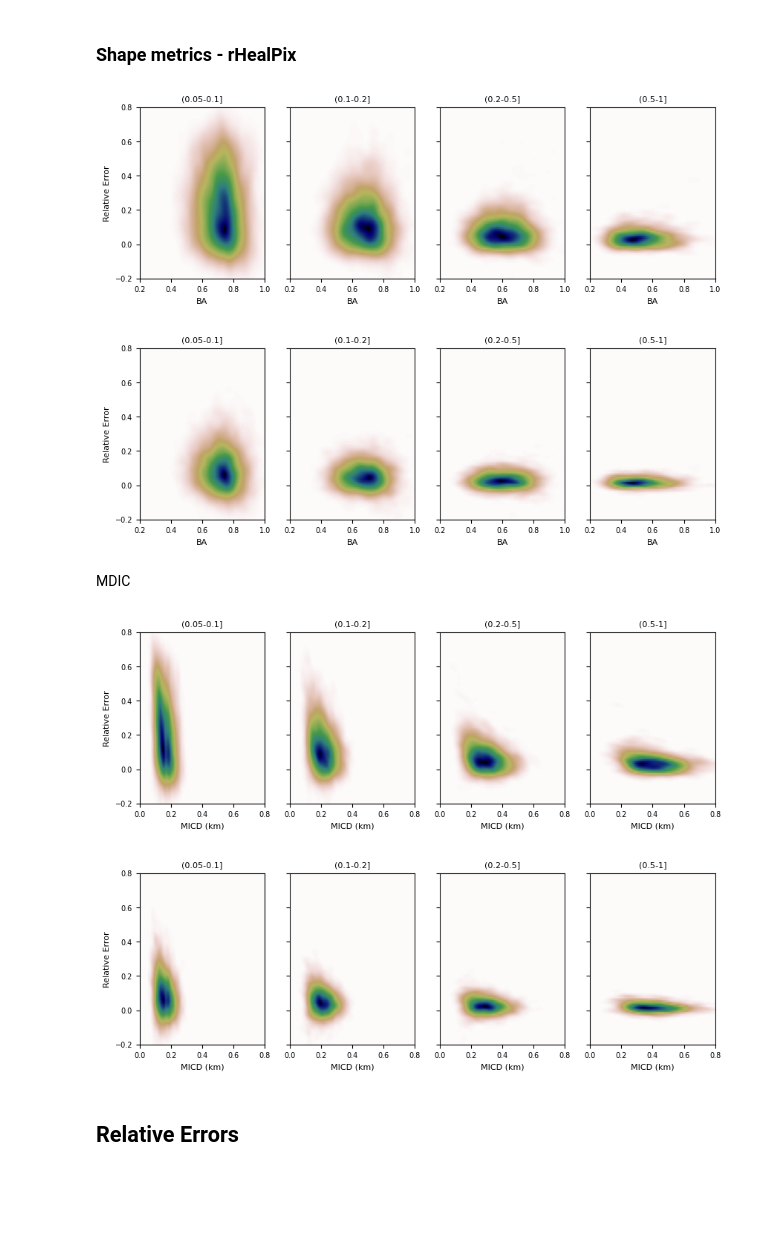
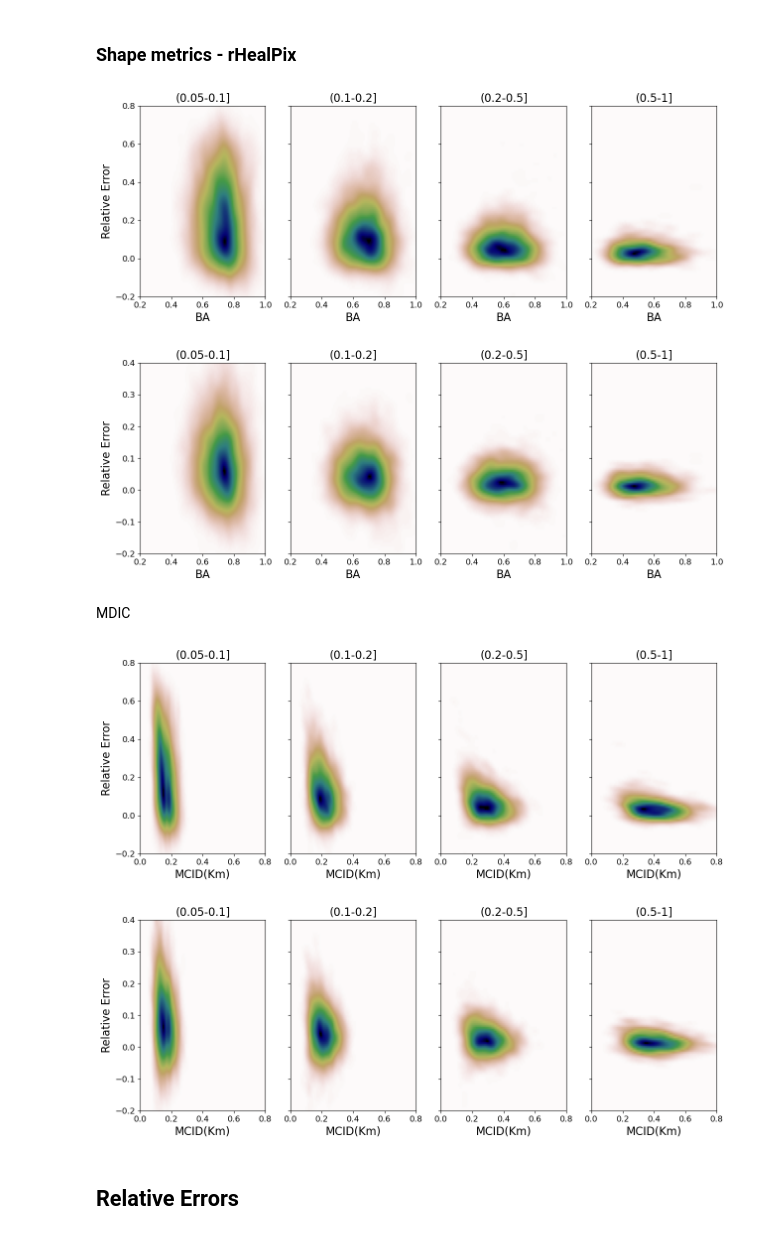
Before and after one commit to luizgabrielsilva/amazonia_dggs_accuracy_experiments, a Jupyter notebook: notebooks/experiment.ipynb, the cells around one changed output. Cells and saved outputs as stored; diff of their text form; code cells hidden in the pictures; blank space fills up the shorter version.

```diff
--- a/notebooks/experiment.ipynb
+++ b/notebooks/experiment.ipynb
@@ -296,7 +297,7 @@ rel_error_f2h2_ivea7h, shape_metric_f2h2_ivea7h, n_f2h2_ivea7h = analysis.get_re
     shape_metric_name=shape_metric_name,
 )
 # %%
-fig, ax = plt.subplots(ncols=4, figsize=(10, 3), sharey=True)
+fig, ax = plt.subplots(ncols=4, figsize=(15, 5), sharey=True)
 
 for i in range(4):
     m1, m2 = shape_metric_f2h1_rhealpix[i],  rel_error_f2h1_rhealpix[i]
@@ -304,40 +305,40 @@ for i in range(4):
     # xmin = m1.min()
     # xmax = m1.max()
     # ymin = m2.min()
     # ymax = m2.max()
 
     xmin = 0.2
     xmax = 1
     ymin = -0.2
     ymax = 0.8
 
     values = np.stack([m1, m2])
     kernel = stats.gaussian_kde(values)
 
     X, Y = np.mgrid[xmin:xmax:100j, ymin:ymax:100j]
     positions = np.vstack([X.ravel(), Y.ravel()])
     Z = np.reshape(kernel(positions).T, X.shape)
 
     ax[i].imshow(np.rot90(Z), cmap=plt.cm.gist_earth_r,
               extent=[xmin, xmax, ymin, ymax], aspect='auto')
-    ax[i].set_xlabel('BA', fontsize=8)
-    ax[i].set_title(f'{categories[i]}', fontsize=8)
-    ax[i].tick_params(labelsize=7)
+    ax[i].set_xlabel('BA', fontsize=16)
+    ax[i].set_title(f'{categories[i]}', fontsize=16)
+    ax[i].tick_params(labelsize=12)
 
     # ax.plot(m1, m2, 'k.', markersize=2)
     # ax[i].set_xlim([xmin, xmax])
     # ax[i].set_ylim([ymin, ymax])
 
     # ax[1].set_xlim([xmin, xmax])
     # ax[1].set_ylim([ymin, ymax])
 
-ax[0].set_ylabel('Relative Error', fontsize=8)
+ax[0].set_ylabel('Relative Error', fontsize=16)
 
 plt.savefig(f'{fig_output_folder}/rhealpix_ba_f2h1.png', dpi=600)
 # %% [output]
-[figure, old version]
+[figure, new version]
 # %%
-fig, ax = plt.subplots(ncols=4, figsize=(10, 3), sharey=True)
+fig, ax = plt.subplots(ncols=4, figsize=(15, 5), sharey=True)
 
 for i in range(4):
     m1, m2 = shape_metric_f2h2_rhealpix[i],  rel_error_f2h2_rhealpix[i]
@@ -350,7 +351,7 @@ for i in range(4):
     xmin = 0.2
     xmax = 1
     ymin = -0.2
-    ymax = 0.8
+    ymax = 0.4
 
     values = np.stack([m1, m2])
     kernel = stats.gaussian_kde(values)
@@ -361,9 +362,10 @@ for i in range(4):
 
     ax[i].imshow(np.rot90(Z), cmap=plt.cm.gist_earth_r,
                   extent=[xmin, xmax, ymin, ymax], aspect='auto')
-    ax[i].set_xlabel('BA', fontsize=8)
-    ax[i].set_title(f'{categories[i]}', fontsize=8)
-    ax[i].tick_params(labelsize=7)
+    ax[i].set_xlabel('BA', fontsize=16)
+    ax[i].set_title(f'{categories[i]}', fontsize=16)
+    ax[i].tick_params(labelsize=12)
+
     # ax.plot(m1, m2, 'k.', markersize=2)
     # ax[i].set_xlim([xmin, xmax])
     # ax[i].set_ylim([ymin, ymax])
@@ -371,11 +373,11 @@ for i in range(4):
     # ax[1].set_xlim([xmin, xmax])
     # ax[1].set_ylim([ymin, ymax])
 
-ax[0].set_ylabel('Relative Error', fontsize=8)
+ax[0].set_ylabel('Relative Error', fontsize=16)
 
 plt.savefig(f'{fig_output_folder}/rhealpix_ba_f2h2.png', dpi=600)
 # %% [output]
-[figure, old version]
+[figure, new version]
 # %% [markdown]
 MDIC
 # %%
@@ -410,7 +412,7 @@ rel_error_f2h1_rhealpix, shape_metric_f2h1_rhealpix, n_f2h1_rhealpix = analysis.
 #     shape_metric_name='mbcr'
 # )
 # %%
-fig, ax = plt.subplots(ncols=4, figsize=(10, 3), sharey=True)
+fig, ax = plt.subplots(ncols=4, figsize=(15, 5), sharey=True)
 
 for i in range(4):
     m1, m2 = shape_metric_f2h1_rhealpix[i],  rel_error_f2h1_rhealpix[i]
@@ -434,9 +436,9 @@ for i in range(4):
 
     ax[i].imshow(np.rot90(Z), cmap=plt.cm.gist_earth_r,
               extent=[xmin, xmax, ymin, ymax], aspect='auto')
-    ax[i].set_xlabel('MICD (km)', fontsize=8)
-    ax[i].set_title(f'{categories[i]}', fontsize=8)
-    ax[i].tick_params(labelsize=7)
+    ax[i].set_xlabel('MCID(Km)', fontsize=16)
+    ax[i].set_title(f'{categories[i]}', fontsize=16)
+    ax[i].tick_params(labelsize=12)
 
     # ax.plot(m1, m2, 'k.', markersize=2)
     # ax[i].set_xlim([xmin, xmax])
@@ -445,13 +447,13 @@ for i in range(4):
     # ax[1].set_xlim([xmin, xmax])
     # ax[1].set_ylim([ymin, ymax])
 
-ax[0].set_ylabel('Relative Error', fontsize=8)
+ax[0].set_ylabel('Relative Error', fontsize=16)
 
 plt.savefig(f'{fig_output_folder}/rhealpix_micd_f2h1.png', dpi=600)
 # %% [output]
-[figure, old version]
+[figure, new version]
 # %%
-fig, ax = plt.subplots(ncols=4, figsize=(10, 3), sharey=True)
+fig, ax = plt.subplots(ncols=4, figsize=(15, 5), sharey=True)
 
 for i in range(4):
     m1, m2 = shape_metric_f2h2_rhealpix[i],  rel_error_f2h2_rhealpix[i]
@@ -464,7 +466,7 @@ for i in range(4):
     xmin = 0
     xmax = 0.8
     ymin = -0.2
-    ymax = 0.8
+    ymax = 0.4
 
     values = np.stack([m1, m2])
     kernel = stats.gaussian_kde(values)
@@ -475,9 +477,12 @@ for i in range(4):
 
     ax[i].imshow(np.rot90(Z), cmap=plt.cm.gist_earth_r,
                   extent=[xmin, xmax, ymin, ymax], aspect='auto')
-    ax[i].set_xlabel('MICD (km)', fontsize=8)
-    ax[i].set_title(f'{categories[i]}', fontsize=8)
-    ax[i].tick_params(labelsize=7)
+    ax[i].imshow(np.rot90(Z), cmap=plt.cm.gist_earth_r,
+              extent=[xmin, xmax, ymin, ymax], aspect='auto')
+    ax[i].set_xlabel('MCID(Km)', fontsize=16)
+    ax[i].set_title(f'{categories[i]}', fontsize=16)
+    ax[i].tick_params(labelsize=12)
+
     # ax.plot(m1, m2, 'k.', markersize=2)
     # ax[i].set_xlim([xmin, xmax])
     # ax[i].set_ylim([ymin, ymax])
@@ -485,11 +490,11 @@ for i in range(4):
     # ax[1].set_xlim([xmin, xmax])
     # ax[1].set_ylim([ymin, ymax])
 
-ax[0].set_ylabel('Relative Error', fontsize=8)
+ax[0].set_ylabel('Relative Error', fontsize=16)
 
 plt.savefig(f'{fig_output_folder}/rhealpix_micd_f2h2.png', dpi=600)
 # %% [output]
-[figure, old version]
+[figure, new version]
 # %% [markdown]
 ## Relative Errors
 # %% [markdown]
```
Also changed, not shown: parts of 9 cells of this notebook, 4 other files.
